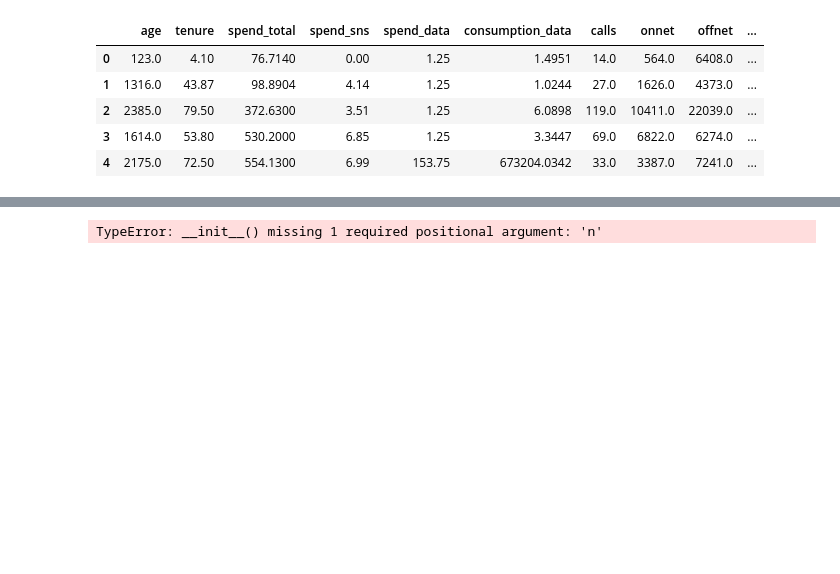
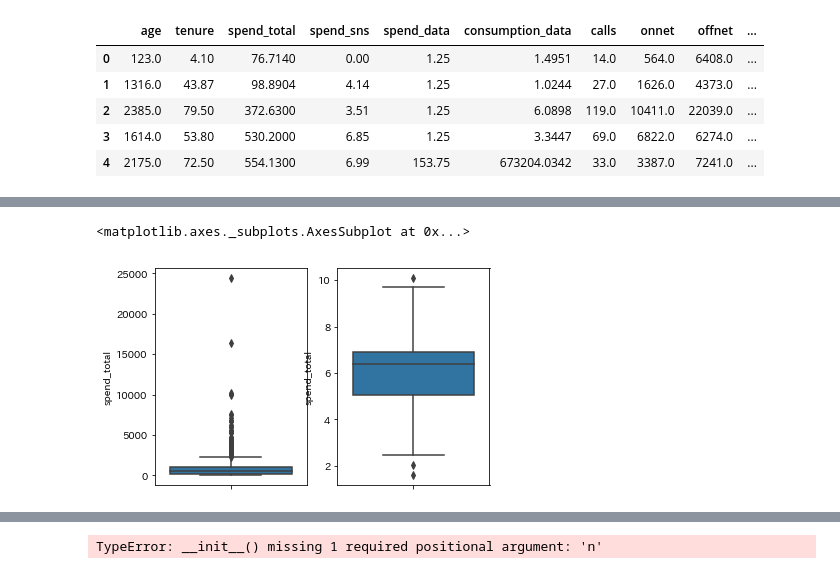
Before and after one commit to 3ign0n/hw8, a Jupyter notebook: index.ipynb, the cells around one changed output, grey strips where cells are left out. Saved outputs shown, nothing was run; the diff lists cells and outputs as text; code cells hidden in the pictures; blank space fills up the shorter version.

```diff
--- a/index.ipynb
+++ b/index.ipynb
@@ -110,0 +170,9 @@ df1.head()
+# %%
+plt.subplot(1, 2, 1)
+sns.boxplot(y=df1['spend_total'])
+
+plt.subplot(1, 2, 2)
+sns.boxplot(y=np.log(df1['spend_total']))
+# %% [output]
+<matplotlib.axes._subplots.AxesSubplot at 0x...>
+[figure, added]
```
Also changed, not shown: parts of 27 cells of this notebook.
